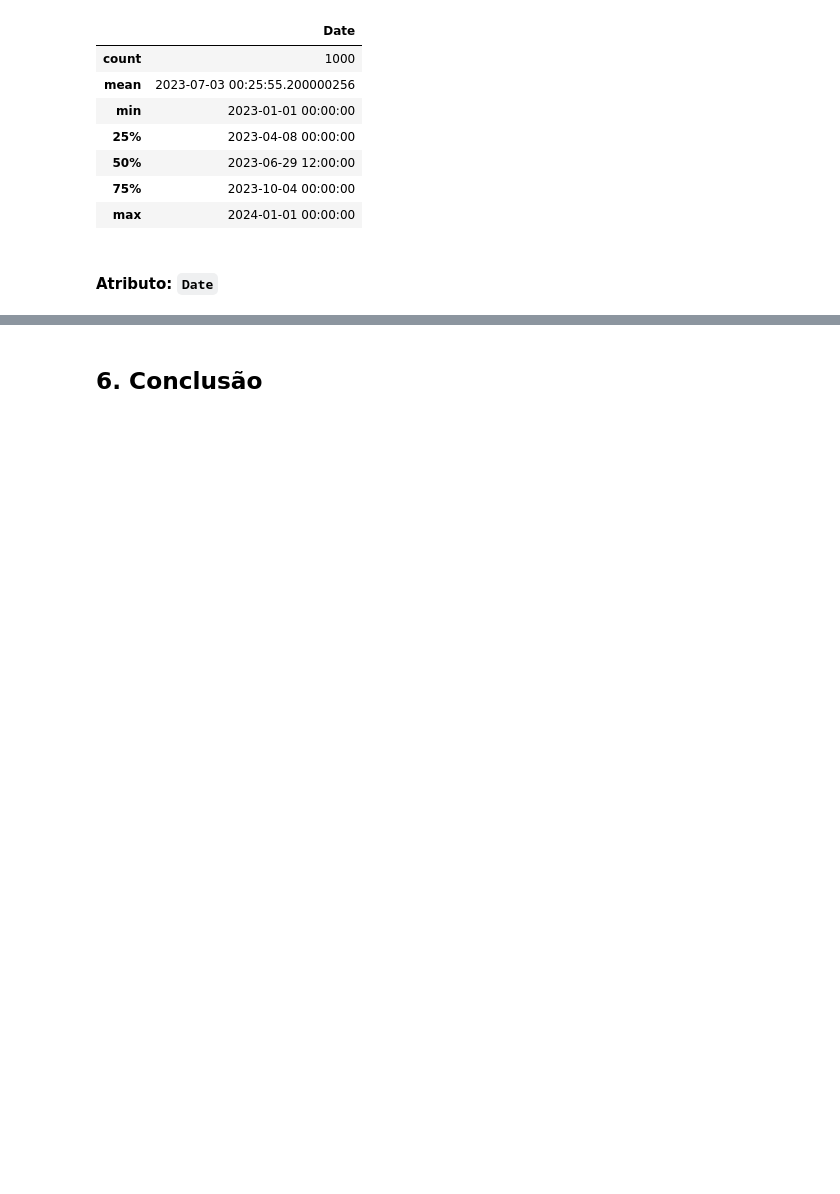
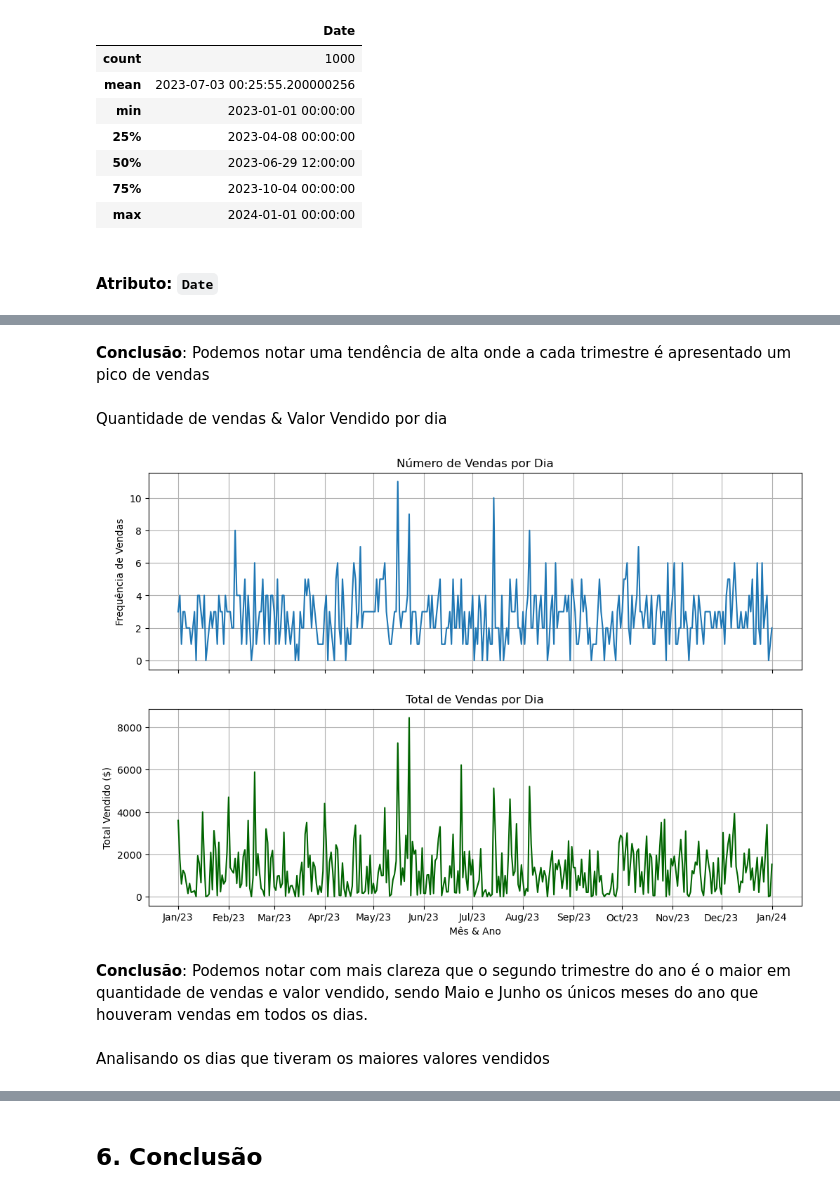
Before and after one commit to DevBrunoP/AED-Retail-Sales-Dataset, a Jupyter notebook: AED - Dados Varejo.ipynb, the cells around one changed output, grey strips where cells are left out. Drawn from its saved outputs; the diff is of its cells as text; code cells hidden in the pictures; blank space fills up the shorter version.

```diff
--- a/AED - Dados Varejo.ipynb
+++ b/AED - Dados Varejo.ipynb
@@ -727,0 +794,35 @@ df.describe(include='datetime64[ns]')
+# %% [markdown]
+**Conclusão**: Podemos notar uma tendência de alta onde a cada trimestre é apresentado um pico de vendas
+# %% [markdown]
+Quantidade de vendas & Valor Vendido por dia
+# %%
+# Criando a série do valor total de vendas por dia
+total_vendas_por_dia = df_serie_temporal.resample('D')['Total Amount'].sum()
+
+# Criando a figura com dois gráficos (subplots)
+fig, axs = plt.subplots(2, 1, figsize=(12, 8), sharex=True)
+
+# Gráfico 1: Total de vendas por dia
+axs[0].plot(vendas_por_dia.index, vendas_por_dia.values, label="Total de Vendas")
+axs[0].set_ylabel("Frequência de Vendas")
+axs[0].set_title("Número de Vendas por Dia")
+axs[0].grid()
+
+
+axs[1].plot(total_vendas_por_dia.index, total_vendas_por_dia.values, color='darkgreen')  # Alterando a cor para diferenciar
+axs[1].set_ylabel("Total Vendido ($)")
+axs[1].set_title("Total de Vendas por Dia")
+axs[1].grid()
+
+# Ajustando o eixo X para exibir apenas os dias 01
+plt.xticks(datas_01, labels_meses)
+plt.xlabel("Mês & Ano")
+
+# Mostrando o gráfico
+plt.show()
+# %% [output]
+[figure, added]
+# %% [markdown]
+**Conclusão**: Podemos notar com mais clareza que o segundo trimestre do ano é o maior em quantidade de vendas e valor vendido, sendo Maio e Junho os únicos meses do ano que houveram vendas em todos os dias.
+# %% [markdown]
+Analisando os dias que tiveram os maiores valores vendidos
```
Also changed, not shown: parts of 17 cells of this notebook.
